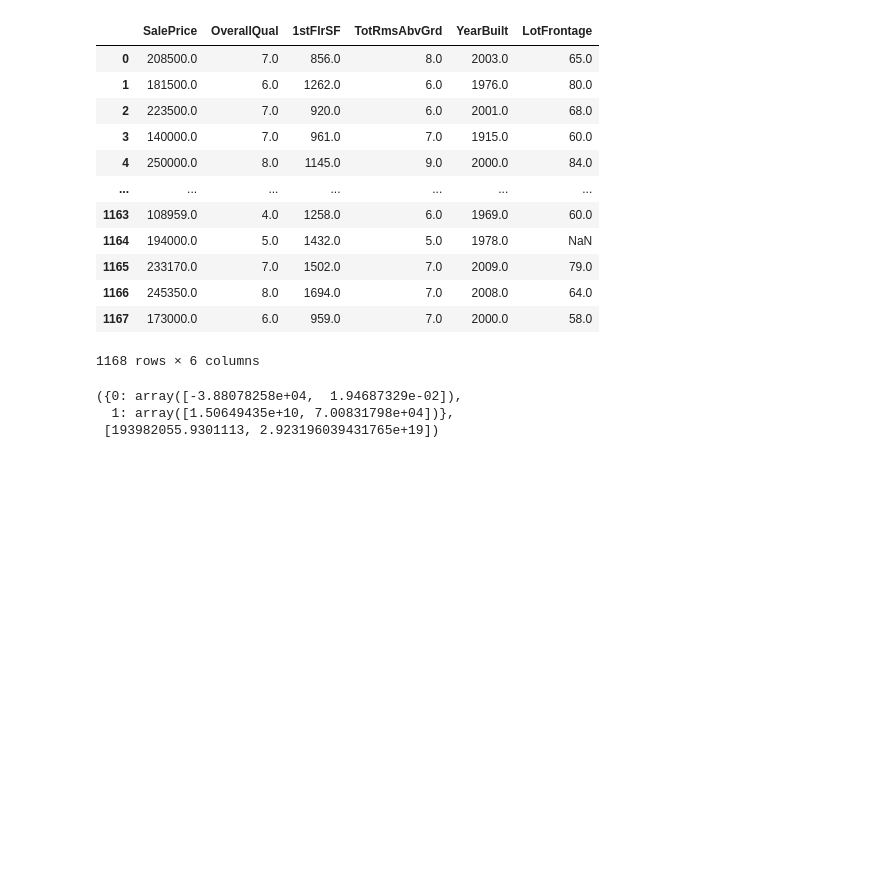
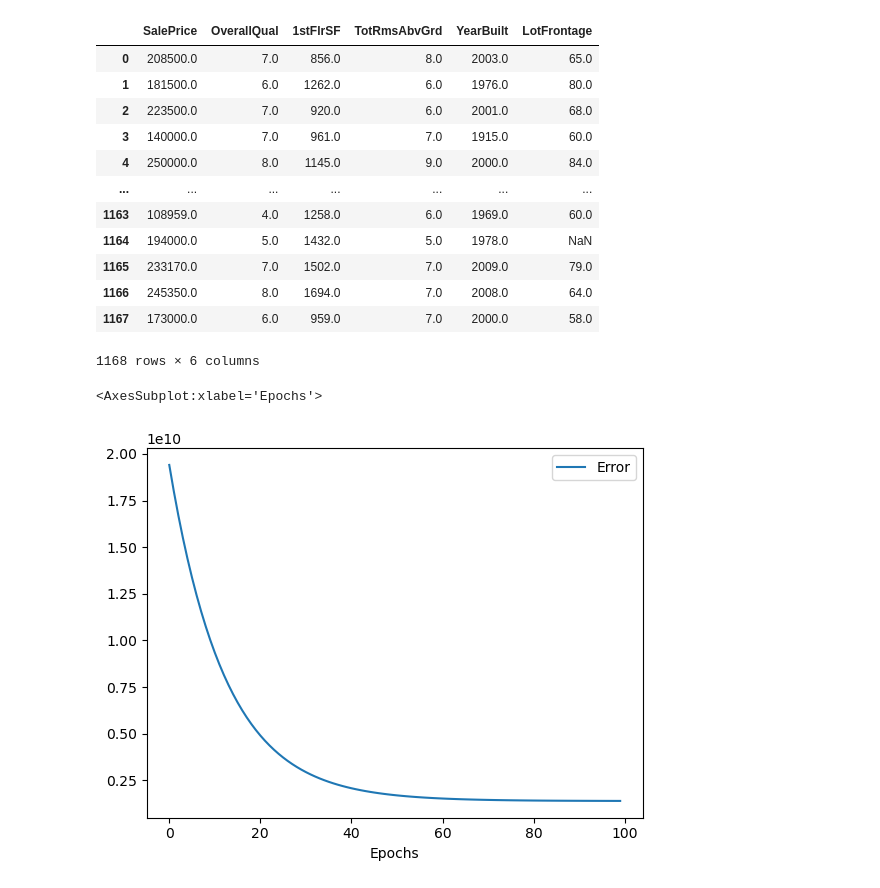
Before and after one commit to jerson8a/project1_linearRegresion, a Jupyter notebook: Solution Project #1 - Jerson Ochoa.ipynb, the cells around one changed output. Saved outputs shown, nothing was run; the diff lists cells and outputs as text; code cells hidden in the pictures; blank space fills up the shorter version.

Commit message:
[ADD] First sucessfull test on matplot with error graphs

```diff
--- a/Solution Project #1 - Jerson Ochoa.ipynb
+++ b/Solution Project #1 - Jerson Ochoa.ipynb
@@ -280,7 +280,7 @@ dataTraining
 # %%
 def trainingRegL(vectorX, y, epochs, imprimir_error_cada, learningRate):
     # Creando matriz de 2 columnas, primera con vector x y segunda con 1
-    matrizTrainingX = pd.DataFrame(vectorX, columns=['SalePrice'] )
+    matrizTrainingX = pd.DataFrame(vectorX, columns=['OverallQual'] )
     matrizTrainingX['y'] = 1
 
     # Inicializar los parámetros del modelo
@@ -296,7 +296,7 @@ def trainingRegL(vectorX, y, epochs, imprimir_error_cada, learningRate):
 
         # Calculamos el costo error de la iteración
         curr_cost = (1/(2*(len(y)))) * np.sum(((y - y_pred)**2))
-        vectorCost.append(curr_cost)
+        vectorCost.append([i, curr_cost])
 
         # Calcular el gradiente del error respecto de cada parámetro
         # Generamos el vector de y pred - y para usar en la operación
@@ -324,9 +324,26 @@ def trainingRegL(vectorX, y, epochs, imprimir_error_cada, learningRate):
 # %%
 vectorCost = []
 dictParamsHistory = dict()
-resp = trainingRegL(dataTraining['SalePrice'], dataTraining['OverallQual'], 2, 1, 0.00001)
-resp
+respParamsHistory, respVectorCost = trainingRegL(dataTraining['OverallQual'], dataTraining['SalePrice'], 100, 1, 0.001)
-# %% [output]
-({0: array([-3.88078258e+04,  1.94687329e-02]),
-  1: array([1.50649435e+10, 7.00831798e+04])},
- [193982055.9301113, 2.923196039431765e+19])
+# %%
+# Crear una función que nos permita visualizar con matplotlib cómo evoluciona el modelo entrenado en el tiempo
+# resp[0]
+
+# plt.figure(figsize=(8,6))
+# for i in respVectorCost:
+#     print(i)
+# plt.plot(respVectorCost, marker='o', color='red')
+# plt.title("Error vs predicción")
+# plt.ylabel("Error")
+# plt.xlabel("Predicción")
+    # plt.show()
+
+df_respVectorCost = pd.DataFrame(respVectorCost)
+df_respVectorCost.columns.values
+df_respVectorCost = df_respVectorCost.rename(columns={0: 'Epochs', 1:'Error'})
+df_respVectorCost.columns.values
+
+df_respVectorCost.plot(x='Epochs', y='Error')
+# %% [output]
+<AxesSubplot:xlabel='Epochs'>
+[figure, added]
```
